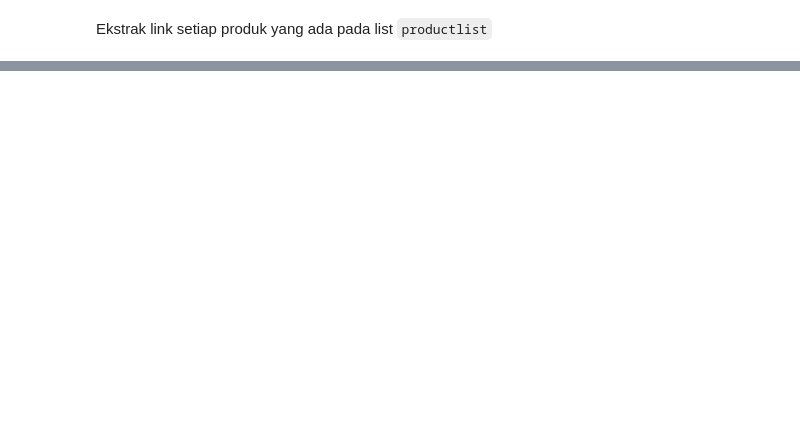
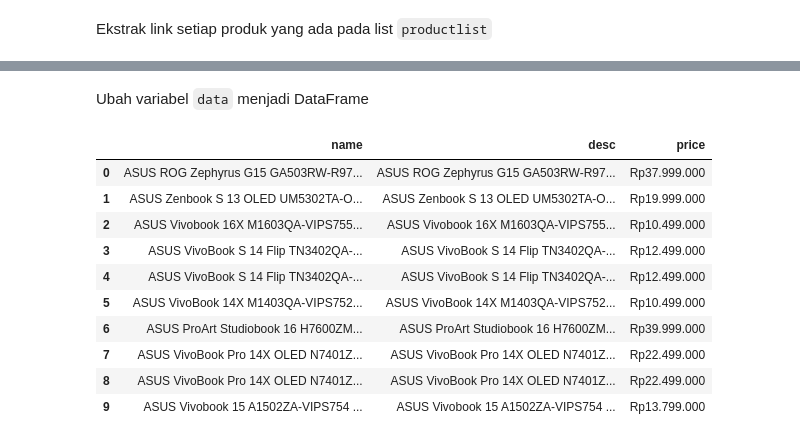
Before and after one commit to nuralfir/Simple-Web-Scraping, a Jupyter notebook: Web_Scraping.ipynb, the cells around one changed output, grey strips where cells are left out. Cells and saved outputs as stored; diff of their text form; code cells hidden in the pictures; blank space fills up the shorter version.

```diff
--- a/Web_Scraping.ipynb
+++ b/Web_Scraping.ipynb
@@ -82,0 +71,29 @@ Diketahui pada `productlinks`, hanya bisa ditarik 10 link produk dari web. Dan s
+# %%
+c = 0
+data = []
+for link in productlinks:
+    f = requests.get(link,headers=headers).text
+    prod=BeautifulSoup(f,'html.parser')
+
+    try:
+        name=prod.find("h1",{"class":"css-1os9jjn"}).text.replace('\n',"")
+    except:
+        name = None
+
+    try:
+        desc=prod.find("div",{"data-testid":"lblPDPDescriptionProduk"}).text.replace('\n',"")
+    except:
+        desc = None
+
+    try:
+        price=prod.find("div",{"class":"price"}).text.replace('\n',"")
+    except:
+        price = None
+
+    asus = {"name":name,"desc":desc,"price":price}
+
+    data.append(asus)
+    c=c+1
+    print("completed",c)
+
+data
@@ -82,0 +128,17 @@ Diketahui pada `productlinks`, hanya bisa ditarik 10 link produk dari web. Dan s
+# %% [markdown]
+Ubah variabel `data` menjadi DataFrame
+# %%
+df = pd.DataFrame(data)
+df
+# %% [output]
+|  | name | desc | price |
+| 0 | ASUS ROG Zephyrus G15 GA503RW-R97... | ASUS ROG Zephyrus G15 GA503RW-R97... | Rp37.999.000 |
+| 1 | ASUS Zenbook S 13 OLED UM5302TA-O... | ASUS Zenbook S 13 OLED UM5302TA-O... | Rp19.999.000 |
+| 2 | ASUS Vivobook 16X M1603QA-VIPS755... | ASUS Vivobook 16X M1603QA-VIPS755... | Rp10.499.000 |
+| 3 | ASUS VivoBook S 14 Flip TN3402QA-... | ASUS VivoBook S 14 Flip TN3402QA-... | Rp12.499.000 |
+| 4 | ASUS VivoBook S 14 Flip TN3402QA-... | ASUS VivoBook S 14 Flip TN3402QA-... | Rp12.499.000 |
+| 5 | ASUS VivoBook 14X M1403QA-VIPS752... | ASUS VivoBook 14X M1403QA-VIPS752... | Rp10.499.000 |
+| 6 | ASUS ProArt Studiobook 16 H7600ZM... | ASUS ProArt Studiobook 16 H7600ZM... | Rp39.999.000 |
+| 7 | ASUS VivoBook Pro 14X OLED N7401Z... | ASUS VivoBook Pro 14X OLED N7401Z... | Rp22.499.000 |
+| 8 | ASUS VivoBook Pro 14X OLED N7401Z... | ASUS VivoBook Pro 14X OLED N7401Z... | Rp22.499.000 |
+| 9 | ASUS Vivobook 15 A1502ZA-VIPS754 ... | ASUS Vivobook 15 A1502ZA-VIPS754 ... | Rp13.799.000 |
```
Also changed, not shown: parts of 8 cells of this notebook.
